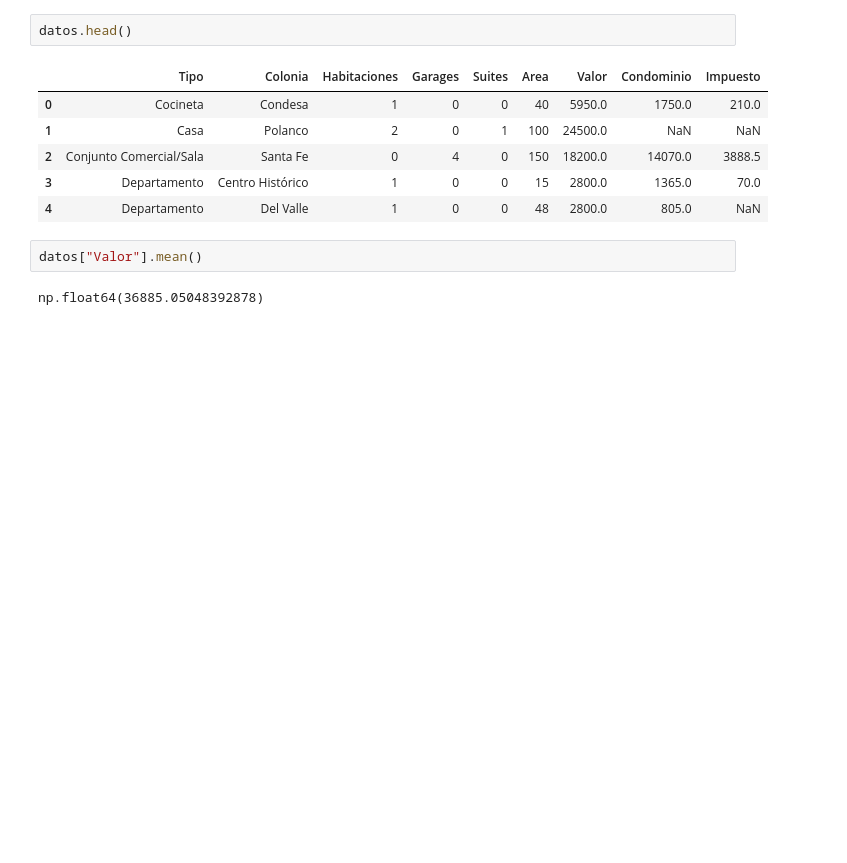
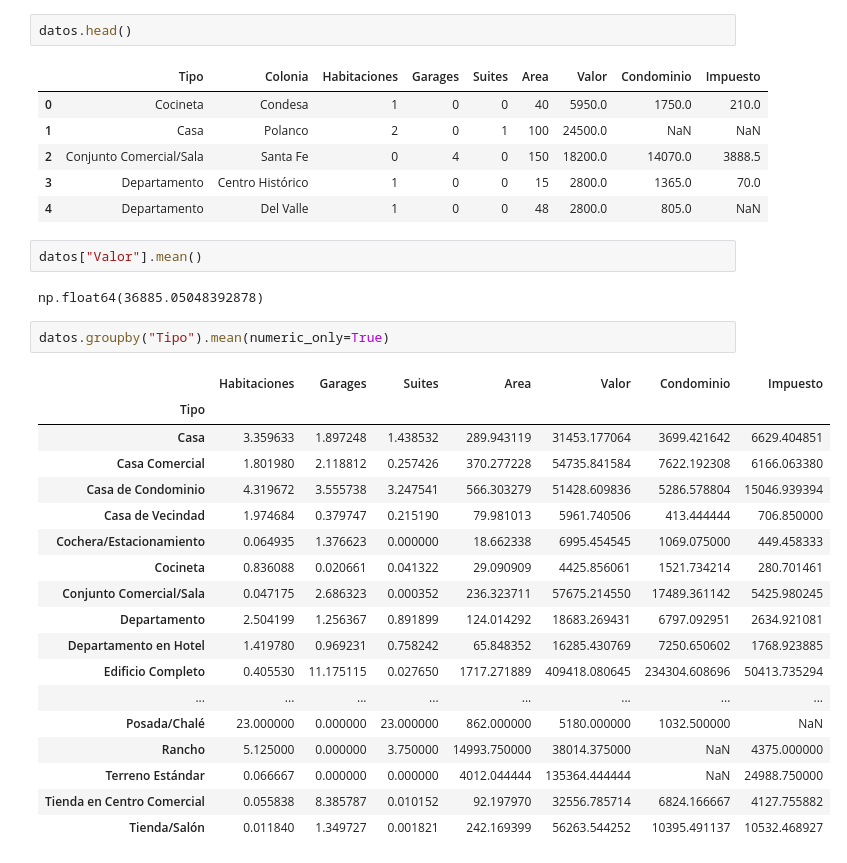
Before and after one commit to 25071983/DESAFIO-PYTHON, a Jupyter notebook: inmuebles_cdmx.ipynb, the cells around one changed output. Saved outputs shown, nothing was run; the diff lists cells and outputs as text; blank space fills up the shorter version.

```diff
--- a/inmuebles_cdmx.ipynb
+++ b/inmuebles_cdmx.ipynb
@@ -197,4 +197,25 @@ datos.head()
 datos["Valor"].mean()
 # %% [output]
 np.float64(36885.05048392878)
+# %%
+datos.groupby("Tipo").mean(numeric_only=True)
+# %% [output]
+|  | Habitaciones | Garages | Suites | Area | Valor | Condominio | Impuesto |
+| Tipo |  |  |  |  |  |  |  |
+| Casa | 3.359633 | 1.897248 | 1.438532 | 289.943119 | 31453.177064 | 3699.421642 | 6629.404851 |
+| Casa Comercial | 1.801980 | 2.118812 | 0.257426 | 370.277228 | 54735.841584 | 7622.192308 | 6166.063380 |
+| Casa de Condominio | 4.319672 | 3.555738 | 3.247541 | 566.303279 | 51428.609836 | 5286.578804 | 15046.939394 |
+| Casa de Vecindad | 1.974684 | 0.379747 | 0.215190 | 79.981013 | 5961.740506 | 413.444444 | 706.850000 |
+| Cochera/Estacionamiento | 0.064935 | 1.376623 | 0.000000 | 18.662338 | 6995.454545 | 1069.075000 | 449.458333 |
+| Cocineta | 0.836088 | 0.020661 | 0.041322 | 29.090909 | 4425.856061 | 1521.734214 | 280.701461 |
+| Conjunto Comercial/Sala | 0.047175 | 2.686323 | 0.000352 | 236.323711 | 57675.214550 | 17489.361142 | 5425.980245 |
+| Departamento | 2.504199 | 1.256367 | 0.891899 | 124.014292 | 18683.269431 | 6797.092951 | 2634.921081 |
+| Departamento en Hotel | 1.419780 | 0.969231 | 0.758242 | 65.848352 | 16285.430769 | 7250.650602 | 1768.923885 |
+| Edificio Completo | 0.405530 | 11.175115 | 0.027650 | 1717.271889 | 409418.080645 | 234304.608696 | 50413.735294 |
+| ... | ... | ... | ... | ... | ... | ... | ... |
+| Posada/Chalé | 23.000000 | 0.000000 | 23.000000 | 862.000000 | 5180.000000 | 1032.500000 | NaN |
+| Rancho | 5.125000 | 0.000000 | 3.750000 | 14993.750000 | 38014.375000 | NaN | 4375.000000 |
+| Terreno Estándar | 0.066667 | 0.000000 | 0.000000 | 4012.044444 | 135364.444444 | NaN | 24988.750000 |
+| Tienda en Centro Comercial | 0.055838 | 8.385787 | 0.010152 | 92.197970 | 32556.785714 | 6824.166667 | 4127.755882 |
+| Tienda/Salón | 0.011840 | 1.349727 | 0.001821 | 242.169399 | 56263.544252 | 10395.491137 | 10532.468927 |
 # %%
```
Also changed, not shown: parts of 58 cells of this notebook.
